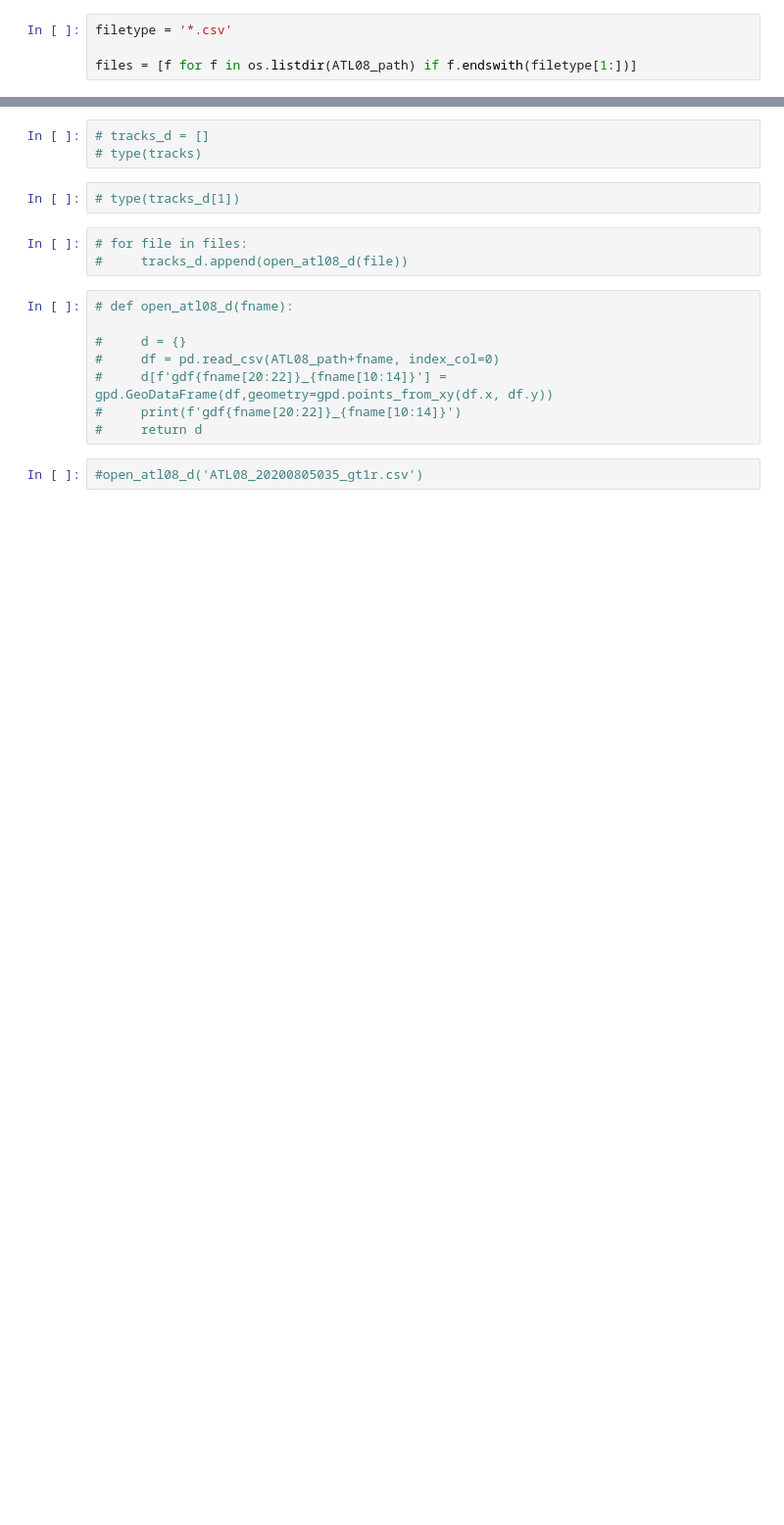
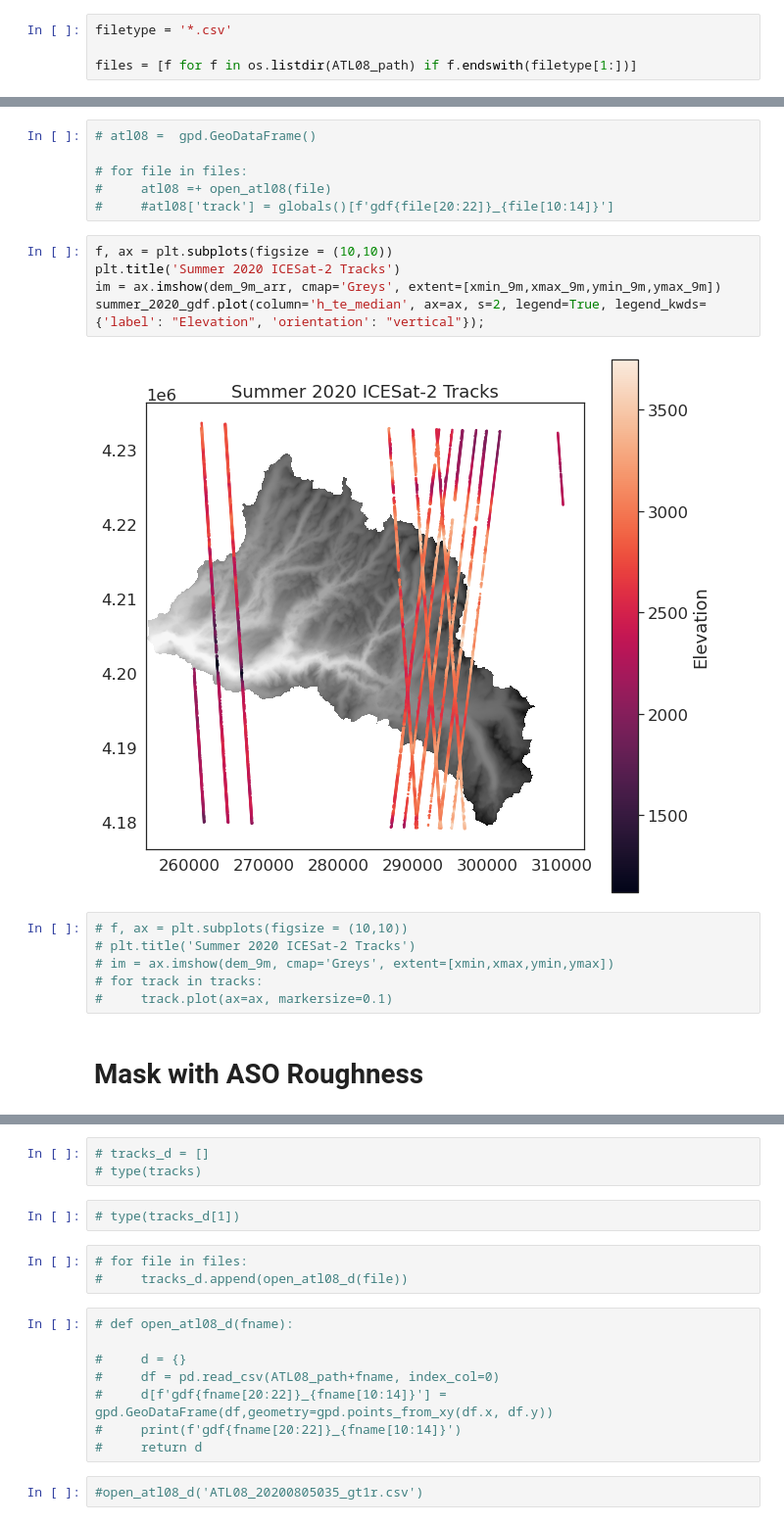
Before and after one commit to UW-GDA/ICESat-2_Snowdepth, a Jupyter notebook: Plot_ATL08.ipynb, the cells around one changed output, grey strips where cells are left out. Shown at 98% size. Cells and saved outputs as stored; diff of their text form; blank space fills up the shorter version.

```diff
--- a/Plot_ATL08.ipynb
+++ b/Plot_ATL08.ipynb
@@ -175,0 +191,21 @@ geopandas.geodataframe.GeoDataFrame
+# %%
+# atl08 =  gpd.GeoDataFrame()
+
+# for file in files:
+#     atl08 =+ open_atl08(file)
+#     #atl08['track'] = globals()[f'gdf{file[20:22]}_{file[10:14]}']
+# %%
+f, ax = plt.subplots(figsize = (10,10))
+plt.title('Summer 2020 ICESat-2 Tracks')
+im = ax.imshow(dem_9m_arr, cmap='Greys', extent=[xmin_9m,xmax_9m,ymin_9m,ymax_9m])
+summer_2020_gdf.plot(column='h_te_median', ax=ax, s=2, legend=True, legend_kwds={'label': "Elevation", 'orientation': "vertical"});
+# %% [output]
+[figure, added]
+# %%
+# f, ax = plt.subplots(figsize = (10,10))
+# plt.title('Summer 2020 ICESat-2 Tracks')
+# im = ax.imshow(dem_9m, cmap='Greys', extent=[xmin,xmax,ymin,ymax])
+# for track in tracks:
+#     track.plot(ax=ax, markersize=0.1)
+# %% [markdown]
+# Mask with ASO Roughness
```
Also changed, not shown: parts of 63 cells of this notebook.
